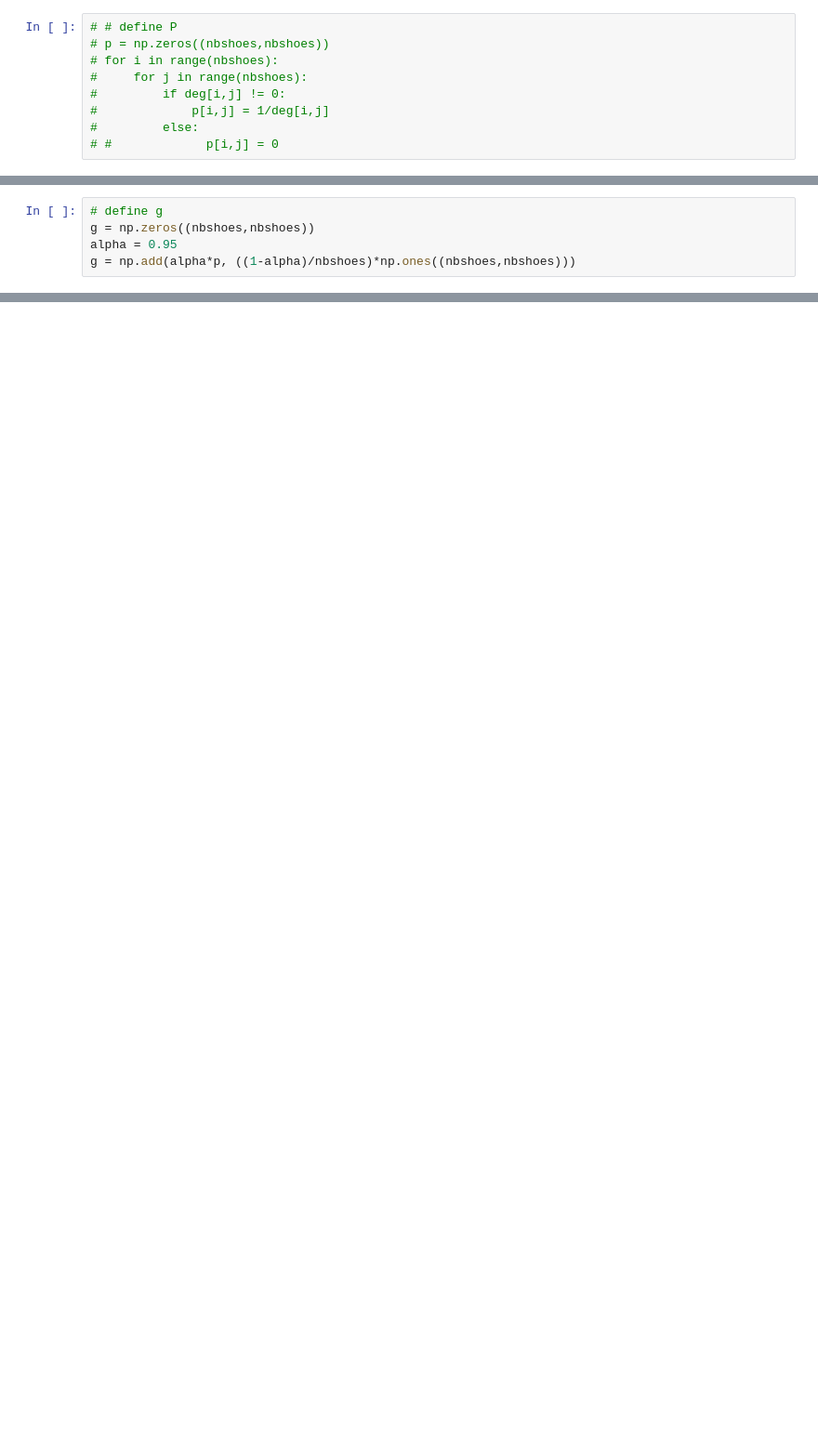
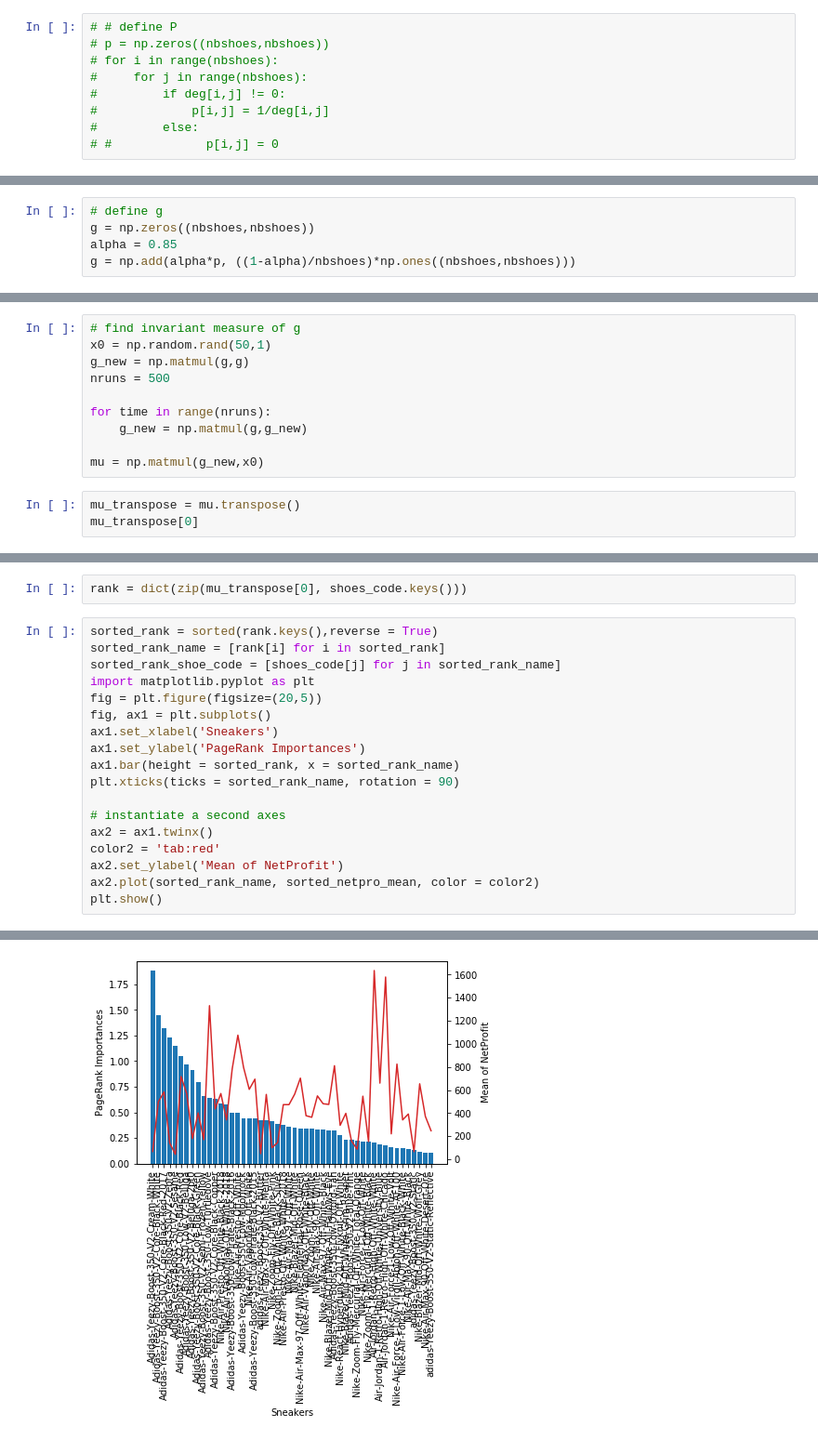
Before and after one commit to ZichangYe/SneakersAnalytics, a Jupyter notebook: Sneakers_Project.ipynb, the cells around one changed output, grey strips where cells are left out. Shown at 93% size. Cells and saved outputs as stored; diff of their text form; blank space fills up the shorter version.

Commit message:
added mean and std to plot

```diff
--- a/Sneakers_Project.ipynb
+++ b/Sneakers_Project.ipynb
@@ -133,5 +135,5 @@ for i in range(nbshoes):
 # %%
 # define g
 g = np.zeros((nbshoes,nbshoes))
-alpha = 0.95
+alpha = 0.85
 g = np.add(alpha*p, ((1-alpha)/nbshoes)*np.ones((nbshoes,nbshoes)))
@@ -166,0 +140,13 @@ array([0.5717803 , 0.45566919, 0.66263348, 0.55707792, 0.47071429,
+# %%
+# find invariant measure of g
+x0 = np.random.rand(50,1)
+g_new = np.matmul(g,g)
+nruns = 500
+
+for time in range(nruns):
+    g_new = np.matmul(g,g_new)
+
+mu = np.matmul(g_new,x0)
+# %%
+mu_transpose = mu.transpose()
+mu_transpose[0]
@@ -166,0 +164,21 @@ array([0.5717803 , 0.45566919, 0.66263348, 0.55707792, 0.47071429,
+# %%
+rank = dict(zip(mu_transpose[0], shoes_code.keys()))
+# %%
+sorted_rank = sorted(rank.keys(),reverse = True)
+sorted_rank_name = [rank[i] for i in sorted_rank]
+sorted_rank_shoe_code = [shoes_code[j] for j in sorted_rank_name]
+import matplotlib.pyplot as plt
+fig = plt.figure(figsize=(20,5))
+fig, ax1 = plt.subplots()
+ax1.set_xlabel('Sneakers')
+ax1.set_ylabel('PageRank Importances')
+ax1.bar(height = sorted_rank, x = sorted_rank_name)
+plt.xticks(ticks = sorted_rank_name, rotation = 90)
+
+# instantiate a second axes
+ax2 = ax1.twinx()
+color2 = 'tab:red'
+ax2.set_ylabel('Mean of NetProfit')
+ax2.plot(sorted_rank_name, sorted_netpro_mean, color = color2)
+plt.show()
+# %% [output]
@@ -166,0 +186 @@ array([0.5717803 , 0.45566919, 0.66263348, 0.55707792, 0.47071429,
+[figure, added]
```
Also changed, not shown: parts of 31 cells of this notebook.
